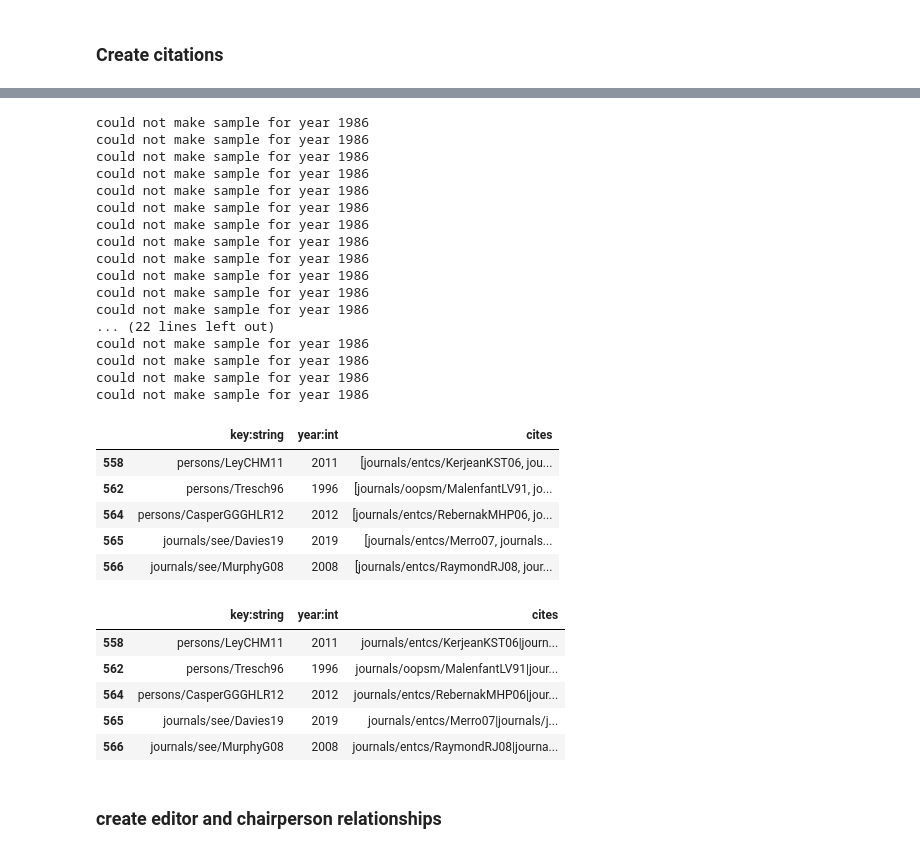
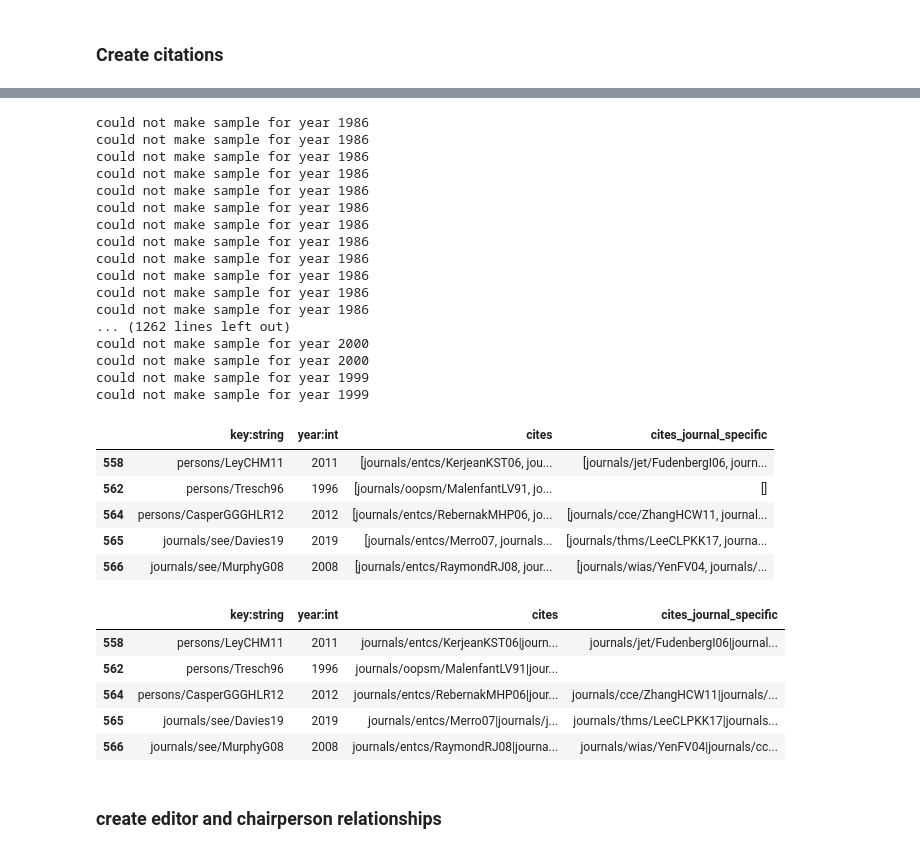
Before and after one commit to tist3r/upc-publication-graph, a Jupyter notebook: graph-processing.ipynb, the cells around one changed output, grey strips where cells are left out. Cells and saved outputs as stored; diff of their text form; code cells hidden in the pictures.

```diff
--- a/graph-processing.ipynb
+++ b/graph-processing.ipynb
@@ -373,6 +373,7 @@ def generate_citations(df, year):
     return citation_keys
 # %%
 cite_keys["cites"] = cite_keys["year:int"].apply(lambda year: generate_citations(cite_keys, year))
+cite_keys["cites_journal_specific"] = cite_keys["year:int"].apply(lambda year: generate_citations(article_keys, year))
 # %% [output]
 could not make sample for year 1986
 could not make sample for year 1986
@@ -386,30 +387,32 @@ could not make sample for year 1986
 could not make sample for year 1986
 could not make sample for year 1986
 could not make sample for year 1986
-... (22 lines left out)
-could not make sample for year 1986
-could not make sample for year 1986
-could not make sample for year 1986
-could not make sample for year 1986
+... (1262 lines left out)
+could not make sample for year 2000
+could not make sample for year 2000
+could not make sample for year 1999
+could not make sample for year 1999
 # %%
 cite_keys.head()
 # %% [output]
-|  | key:string | year:int | cites |
-| 558 | persons/LeyCHM11 | 2011 | [journals/entcs/KerjeanKST06, jou... |
-| 562 | persons/Tresch96 | 1996 | [journals/oopsm/MalenfantLV91, jo... |
-| 564 | persons/CasperGGGHLR12 | 2012 | [journals/entcs/RebernakMHP06, jo... |
-| 565 | journals/see/Davies19 | 2019 | [journals/entcs/Merro07, journals... |
-| 566 | journals/see/MurphyG08 | 2008 | [journals/entcs/RaymondRJ08, jour... |
+|  | key:string | year:int | cites | cites_journal_specific |
+| 558 | persons/LeyCHM11 | 2011 | [journals/entcs/KerjeanKST06, jou... | [journals/jet/FudenbergI06, journ... |
+| 562 | persons/Tresch96 | 1996 | [journals/oopsm/MalenfantLV91, jo... | [] |
+| 564 | persons/CasperGGGHLR12 | 2012 | [journals/entcs/RebernakMHP06, jo... | [journals/cce/ZhangHCW11, journal... |
+| 565 | journals/see/Davies19 | 2019 | [journals/entcs/Merro07, journals... | [journals/thms/LeeCLPKK17, journa... |
+| 566 | journals/see/MurphyG08 | 2008 | [journals/entcs/RaymondRJ08, jour... | [journals/wias/YenFV04, journals/... |
 # %%
 cite_keys["cites"] = cite_keys["cites"].apply(lambda x: "|".join(x))
+cite_keys["cites_journal_specific"] = cite_keys["cites_journal_specific"].apply(lambda x: "|".join(x))
+
 cite_keys.head()
 # %% [output]
-|  | key:string | year:int | cites |
-| 558 | persons/LeyCHM11 | 2011 | journals/entcs/KerjeanKST06|journ... |
-| 562 | persons/Tresch96 | 1996 | journals/oopsm/MalenfantLV91|jour... |
-| 564 | persons/CasperGGGHLR12 | 2012 | journals/entcs/RebernakMHP06|jour... |
-| 565 | journals/see/Davies19 | 2019 | journals/entcs/Merro07|journals/j... |
-| 566 | journals/see/MurphyG08 | 2008 | journals/entcs/RaymondRJ08|journa... |
+|  | key:string | year:int | cites | cites_journal_specific |
+| 558 | persons/LeyCHM11 | 2011 | journals/entcs/KerjeanKST06|journ... | journals/jet/FudenbergI06|journal... |
+| 562 | persons/Tresch96 | 1996 | journals/oopsm/MalenfantLV91|jour... |  |
+| 564 | persons/CasperGGGHLR12 | 2012 | journals/entcs/RebernakMHP06|jour... | journals/cce/ZhangHCW11|journals/... |
+| 565 | journals/see/Davies19 | 2019 | journals/entcs/Merro07|journals/j... | journals/thms/LeeCLPKK17|journals... |
+| 566 | journals/see/MurphyG08 | 2008 | journals/entcs/RaymondRJ08|journa... | journals/wias/YenFV04|journals/cc... |
 # %%
 cite_keys.to_csv("data/citations.csv", index=False)
 # %% [markdown]
```
Also changed, not shown: parts of 1 cell of this notebook, 3 other files.
